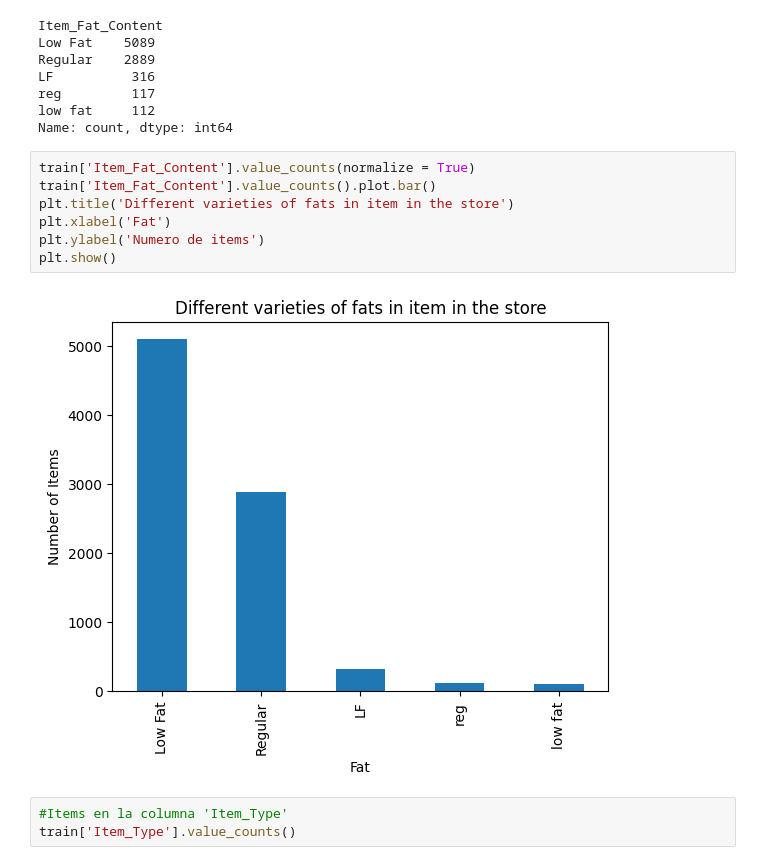
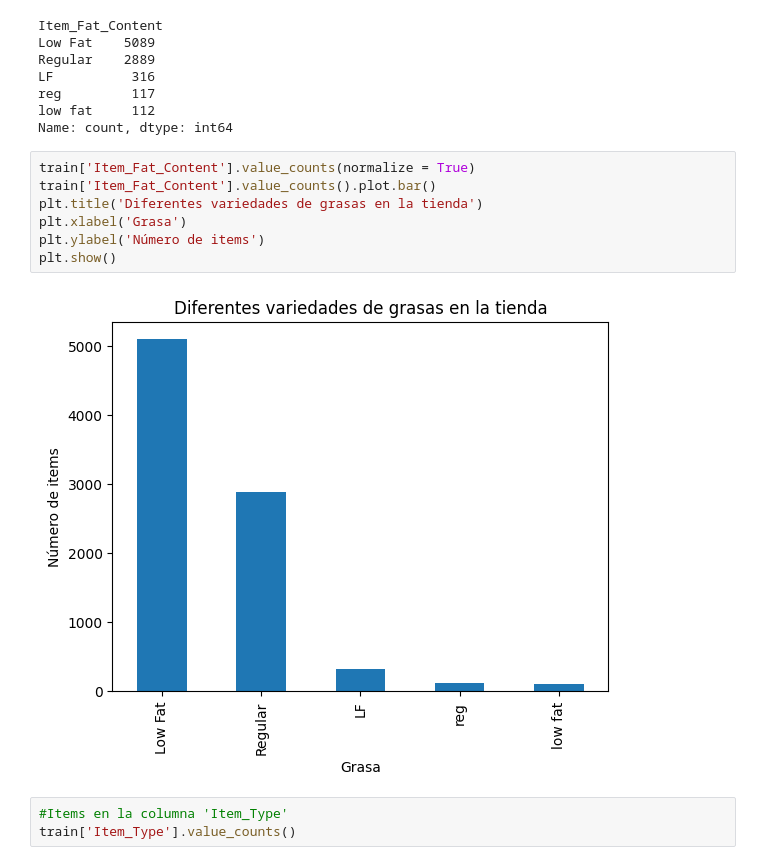
Before and after one commit to Mapache2302/ProTesis, a Jupyter notebook: Tesis/ProyectoTesis.ipynb, the cells around one changed output. Saved outputs shown, nothing was run; the diff lists cells and outputs as text.

```diff
--- a/Tesis/ProyectoTesis.ipynb
+++ b/Tesis/ProyectoTesis.ipynb
@@ -190,12 +203,12 @@ Name: count, dtype: int64
 # %%
 train['Item_Fat_Content'].value_counts(normalize = True)
 train['Item_Fat_Content'].value_counts().plot.bar()
-plt.title('Different varieties of fats in item in the store')
-plt.xlabel('Fat')
-plt.ylabel('Numero de items')
+plt.title('Diferentes variedades de grasas en la tienda')
+plt.xlabel('Grasa')
+plt.ylabel('Número de items')
 plt.show()
 # %% [output]
-[figure, old version]
+[figure, new version]
 # %%
 #Items en la columna 'Item_Type'
 train['Item_Type'].value_counts()
```
Also changed, not shown: parts of 42 cells of this notebook.
